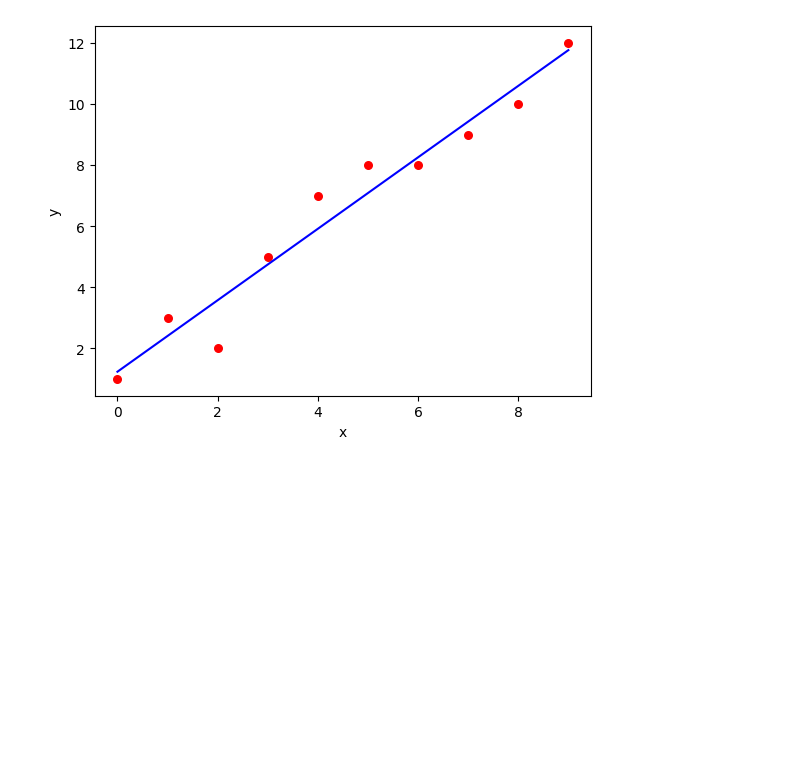
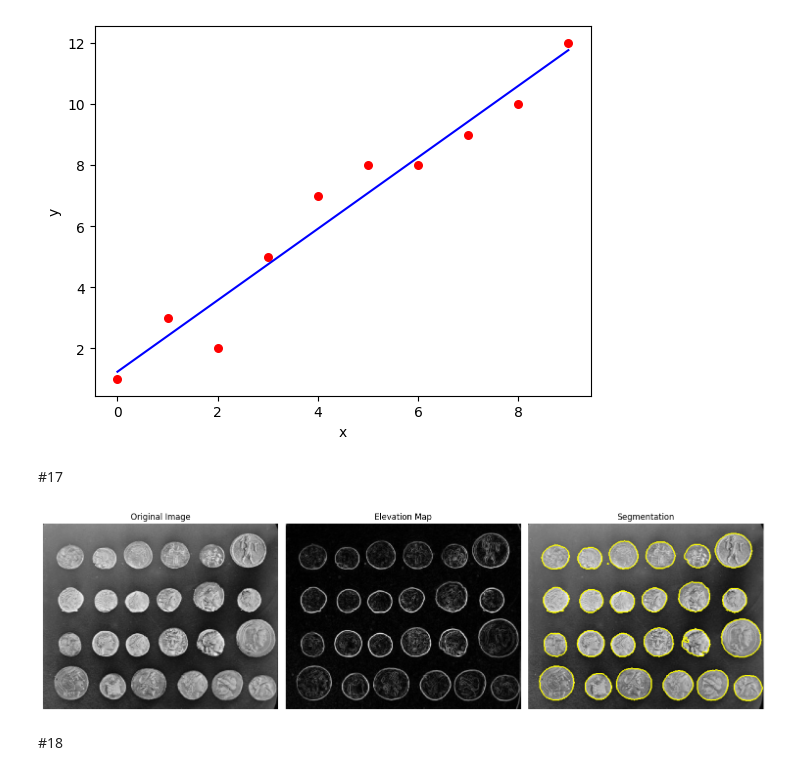
Before and after one commit to HabeebKasim18/CSA4724-DEEP-LEARNING-192224093, a Jupyter notebook: CSA4724_Deep_Learning_Lab.ipynb, the cells around one changed output. Cells and saved outputs as stored; diff of their text form; code cells hidden in the pictures; blank space fills up the shorter version.

```diff
--- a/CSA4724_Deep_Learning_Lab.ipynb
+++ b/CSA4724_Deep_Learning_Lab.ipynb
@@ -839,3 +839,71 @@ Estimated coefficients:
 b_0 = 1.24
 b_1 = 1.17
 [figure]
+# %% [markdown]
+#17
+# %%
+import numpy as np
+import matplotlib.pyplot as plt
+from skimage import data, color, io, img_as_ubyte
+from skimage.filters import sobel
+from skimage.segmentation import watershed, mark_boundaries
+from skimage.measure import label
+from skimage.color import label2rgb
+from skimage.morphology import dilation, erosion, square
+from skimage.feature import peak_local_max
+from scipy import ndimage as ndi
+
+# Load a sample image from skimage
+image = data.coins()  # Replace with your own image if needed
+
+# Convert the image to grayscale
+gray_image = color.rgb2gray(image) if len(image.shape) == 3 else image
+
+# Compute the gradient magnitude using the Sobel filter
+elevation_map = sobel(gray_image)
+
+# Markers for the background and the objects
+markers = np.zeros_like(gray_image)
+markers[gray_image < 30] = 1  # Background
+markers[gray_image > 150] = 2  # Objects
+
+# Perform the Watershed algorithm
+segmentation = watershed(elevation_map, markers)
+
+# Label the segmented objects
+labeled_segments = label(segmentation)
+
+# Visualize the results
+fig, axes = plt.subplots(1, 3, figsize=(15, 5))
+ax = axes.ravel()
+
+ax[0].imshow(gray_image, cmap='gray')
+ax[0].set_title('Original Image')
+
+ax[1].imshow(elevation_map, cmap='gray')
+ax[1].set_title('Elevation Map')
+
+ax[2].imshow(mark_boundaries(gray_image, labeled_segments))
+ax[2].set_title('Segmentation')
+
+for a in ax:
+    a.axis('off')
+
+plt.tight_layout()
+plt.show()
+
+# Optional: Further evaluation using metrics (if ground truth is available)
+# For demonstration, we assume a ground truth mask is available
+# ground_truth = ...
+
+# Compute evaluation metrics
+# jaccard_index = jaccard_score(ground_truth.flatten(), labeled_segments.flatten(), average='macro')
+# dice_coefficient = f1_score(ground_truth.flatten(), labeled_segments.flatten(), average='macro')
+
+# Print evaluation metrics
+# print(f'Jaccard Index: {jaccard_index}')
+# print(f'Dice Coefficient: {dice_coefficient}')
+# %% [output]
+[figure, added]
+# %% [markdown]
+#18
```
Also changed, not shown: parts of 3 cells of this notebook.
